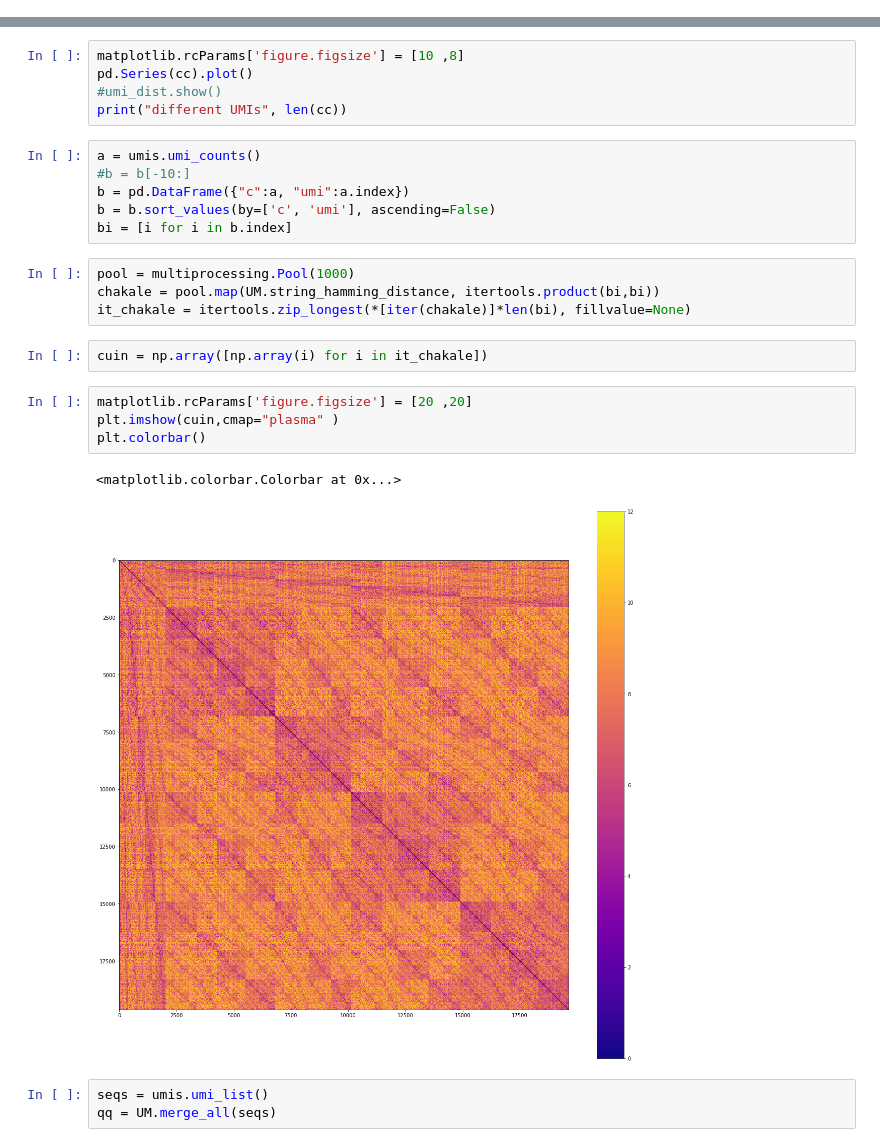
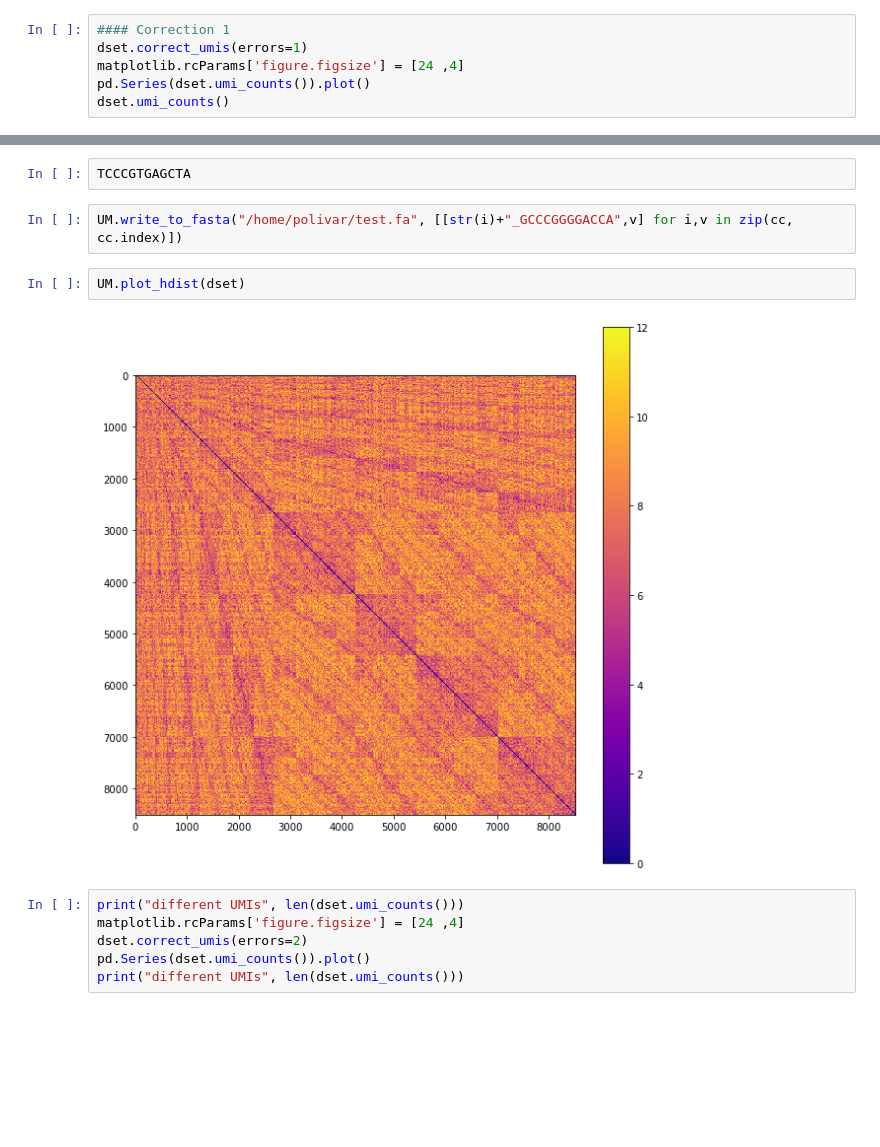
Before and after one commit to tzeitim/ogtk, a Jupyter notebook: sandbox.ipynb, the cells around one changed output, grey strips where cells are left out. Saved outputs shown, nothing was run; the diff lists cells and outputs as text; blank space fills up the shorter version.

```diff
--- a/sandbox.ipynb
+++ b/sandbox.ipynb
@@ -36,0 +56,6 @@ cc = umis.umi_counts()
+# %%
+#### Correction 1
+dset.correct_umis(errors=1)
+matplotlib.rcParams['figure.figsize'] = [24 ,4]
+pd.Series(dset.umi_counts()).plot()
+dset.umi_counts()
@@ -37,27 +82,14 @@ cc = umis.umi_counts()
+# %%
+TCCCGTGAGCTA
+# %%
+UM.write_to_fasta("/home/polivar/test.fa", [[str(i)+"_GCCCGGGGACCA",v] for i,v in zip(cc, cc.index)])
+# %%
+UM.plot_hdist(dset)
+# %% [output]
+[figure, added]
 # %%
-matplotlib.rcParams['figure.figsize'] = [10 ,8]
-pd.Series(cc).plot()
-#umi_dist.show()
-print("different UMIs", len(cc))
+print("different UMIs", len(dset.umi_counts()))
+matplotlib.rcParams['figure.figsize'] = [24 ,4]
+dset.correct_umis(errors=2)
+pd.Series(dset.umi_counts()).plot()
+print("different UMIs", len(dset.umi_counts()))
-# %%
-a = umis.umi_counts()
-#b = b[-10:]
-b = pd.DataFrame({"c":a, "umi":a.index})
-b = b.sort_values(by=['c', 'umi'], ascending=False)
-bi = [i for i in b.index]
-# %%
-pool = multiprocessing.Pool(1000)
-chakale = pool.map(UM.string_hamming_distance, itertools.product(bi,bi))
-it_chakale = itertools.zip_longest(*[iter(chakale)]*len(bi), fillvalue=None)
-# %%
-cuin = np.array([np.array(i) for i in it_chakale])
-# %%
-matplotlib.rcParams['figure.figsize'] = [20 ,20]
-plt.imshow(cuin,cmap="plasma" )
-plt.colorbar()
-# %% [output]
-<matplotlib.colorbar.Colorbar at 0x...>
-[figure, removed]
-# %%
-seqs = umis.umi_list()
-qq = UM.merge_all(seqs)
```
Also changed, not shown: parts of 20 cells of this notebook, 2 other files.
